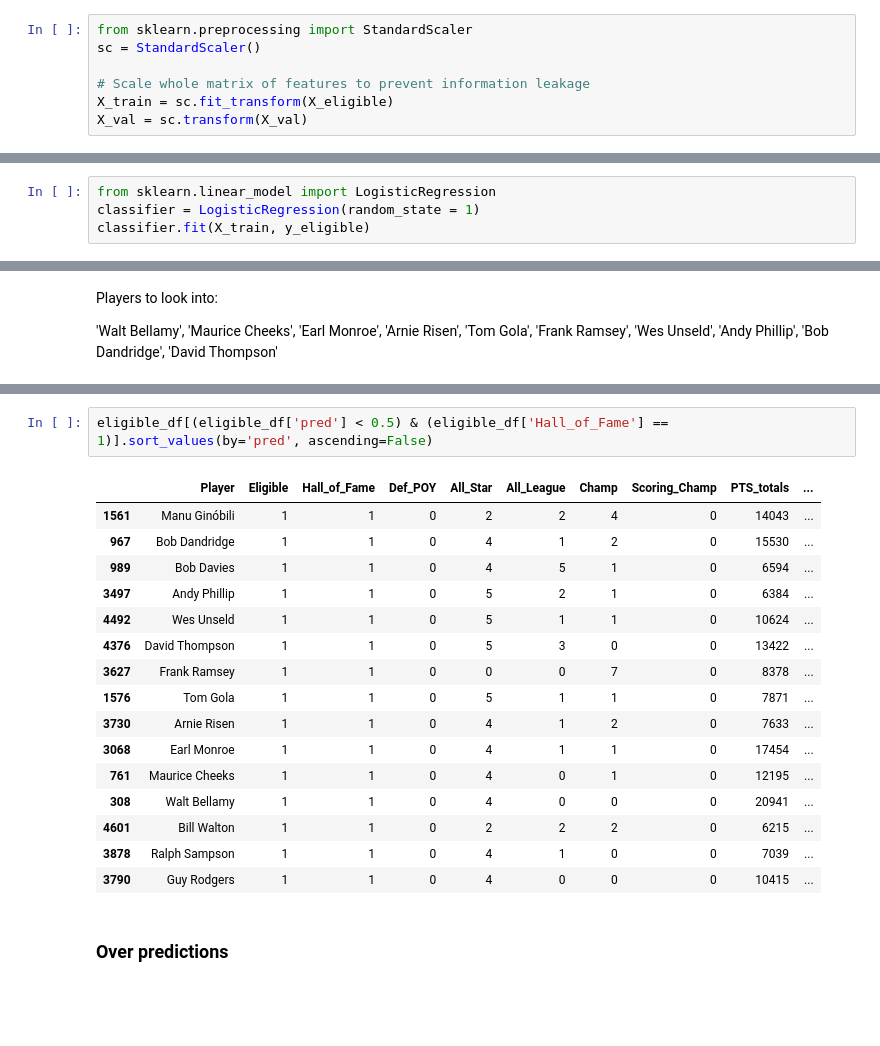
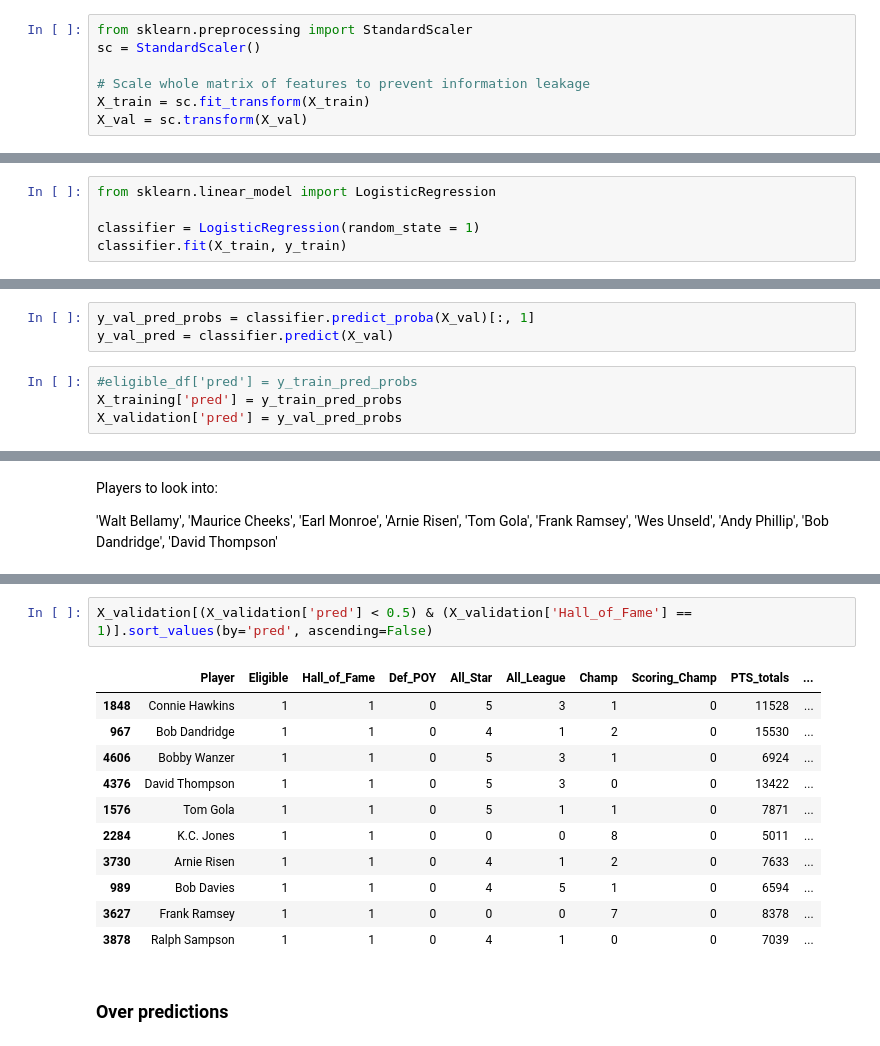
Before and after one commit to frankwillard/NBA-Hall-Of-Fame-Model, a Jupyter notebook: Hall_of_Fame_Modeling.ipynb, the cells around one changed output, grey strips where cells are left out. Cells and saved outputs as stored; diff of their text form; blank space fills up the shorter version.

Commit message:
Train/val split, hyperparameter opt framework

```diff
--- a/Hall_of_Fame_Modeling.ipynb
+++ b/Hall_of_Fame_Modeling.ipynb
@@ -207,7 +209,7 @@ from sklearn.preprocessing import StandardScaler
 sc = StandardScaler()
 
 # Scale whole matrix of features to prevent information leakage
-X_train = sc.fit_transform(X_eligible)
+X_train = sc.fit_transform(X_train)
 X_val = sc.transform(X_val)
 # %% [markdown]
 ### Modeling
@@ -214,6 +220,7 @@ X_val = sc.transform(X_val)
 # %%
 from sklearn.linear_model import LogisticRegression
+
 classifier = LogisticRegression(random_state = 1)
-classifier.fit(X_train, y_eligible)
+classifier.fit(X_train, y_train)
 # %% [output]
 LogisticRegression(random_state=1)
@@ -227,2 +257,9 @@ eligible_df['pred'] = y_train_pred_probs
+# %%
+y_val_pred_probs = classifier.predict_proba(X_val)[:, 1]
+y_val_pred = classifier.predict(X_val)
+# %%
+#eligible_df['pred'] = y_train_pred_probs
+X_training['pred'] = y_train_pred_probs
+X_validation['pred'] = y_val_pred_probs
 # %% [markdown]
 ### Borderline Correct Positive HOF Predictions
@@ -337,22 +394,17 @@ Players to look into:
 # %%
-eligible_df[(eligible_df['pred'] < 0.5) & (eligible_df['Hall_of_Fame'] == 1)].sort_values(by='pred', ascending=False)
+X_validation[(X_validation['pred'] < 0.5) & (X_validation['Hall_of_Fame'] == 1)].sort_values(by='pred', ascending=False)
 # %% [output]
 |  | Player | Eligible | Hall_of_Fame | Def_POY | All_Star | All_League | Champ | Scoring_Champ | PTS_totals | ... |
-| 1561 | Manu Ginóbili | 1 | 1 | 0 | 2 | 2 | 4 | 0 | 14043 | ... |
+| 1848 | Connie Hawkins | 1 | 1 | 0 | 5 | 3 | 1 | 0 | 11528 | ... |
 | 967 | Bob Dandridge | 1 | 1 | 0 | 4 | 1 | 2 | 0 | 15530 | ... |
+| 4606 | Bobby Wanzer | 1 | 1 | 0 | 5 | 3 | 1 | 0 | 6924 | ... |
+| 4376 | David Thompson | 1 | 1 | 0 | 5 | 3 | 0 | 0 | 13422 | ... |
+| 1576 | Tom Gola | 1 | 1 | 0 | 5 | 1 | 1 | 0 | 7871 | ... |
+| 2284 | K.C. Jones | 1 | 1 | 0 | 0 | 0 | 8 | 0 | 5011 | ... |
+| 3730 | Arnie Risen | 1 | 1 | 0 | 4 | 1 | 2 | 0 | 7633 | ... |
 | 989 | Bob Davies | 1 | 1 | 0 | 4 | 5 | 1 | 0 | 6594 | ... |
-| 3497 | Andy Phillip | 1 | 1 | 0 | 5 | 2 | 1 | 0 | 6384 | ... |
-| 4492 | Wes Unseld | 1 | 1 | 0 | 5 | 1 | 1 | 0 | 10624 | ... |
-| 4376 | David Thompson | 1 | 1 | 0 | 5 | 3 | 0 | 0 | 13422 | ... |
 | 3627 | Frank Ramsey | 1 | 1 | 0 | 0 | 0 | 7 | 0 | 8378 | ... |
-| 1576 | Tom Gola | 1 | 1 | 0 | 5 | 1 | 1 | 0 | 7871 | ... |
-| 3730 | Arnie Risen | 1 | 1 | 0 | 4 | 1 | 2 | 0 | 7633 | ... |
-| 3068 | Earl Monroe | 1 | 1 | 0 | 4 | 1 | 1 | 0 | 17454 | ... |
-| 761 | Maurice Cheeks | 1 | 1 | 0 | 4 | 0 | 1 | 0 | 12195 | ... |
-| 308 | Walt Bellamy | 1 | 1 | 0 | 4 | 0 | 0 | 0 | 20941 | ... |
-| 4601 | Bill Walton | 1 | 1 | 0 | 2 | 2 | 2 | 0 | 6215 | ... |
 | 3878 | Ralph Sampson | 1 | 1 | 0 | 4 | 1 | 0 | 0 | 7039 | ... |
-| 3790 | Guy Rodgers | 1 | 1 | 0 | 4 | 0 | 0 | 0 | 10415 | ... |
 # %% [markdown]
 ### Over predictions
 # %% [markdown]
```
Also changed, not shown: parts of 20 cells of this notebook.
